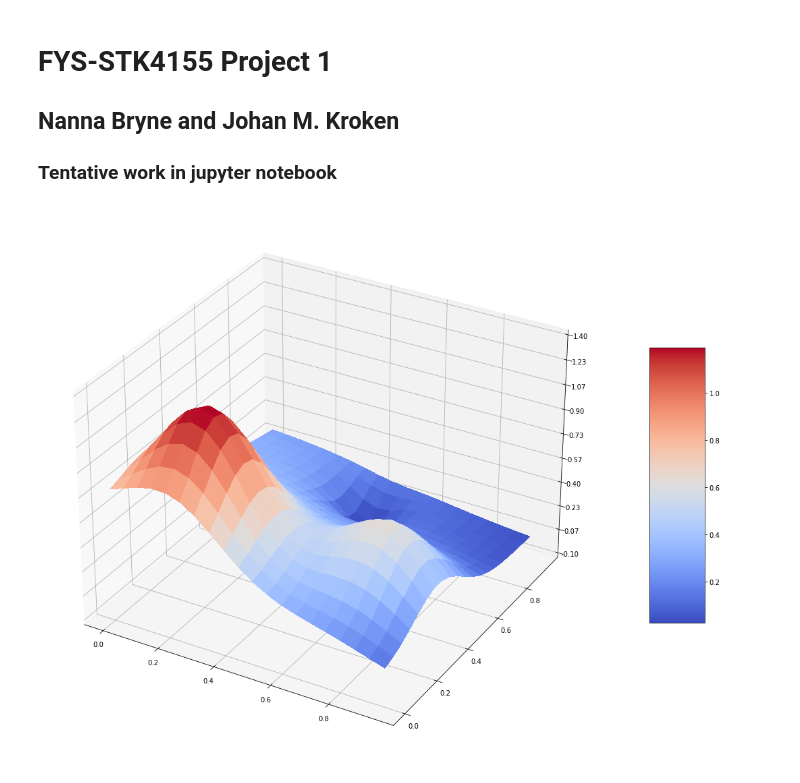
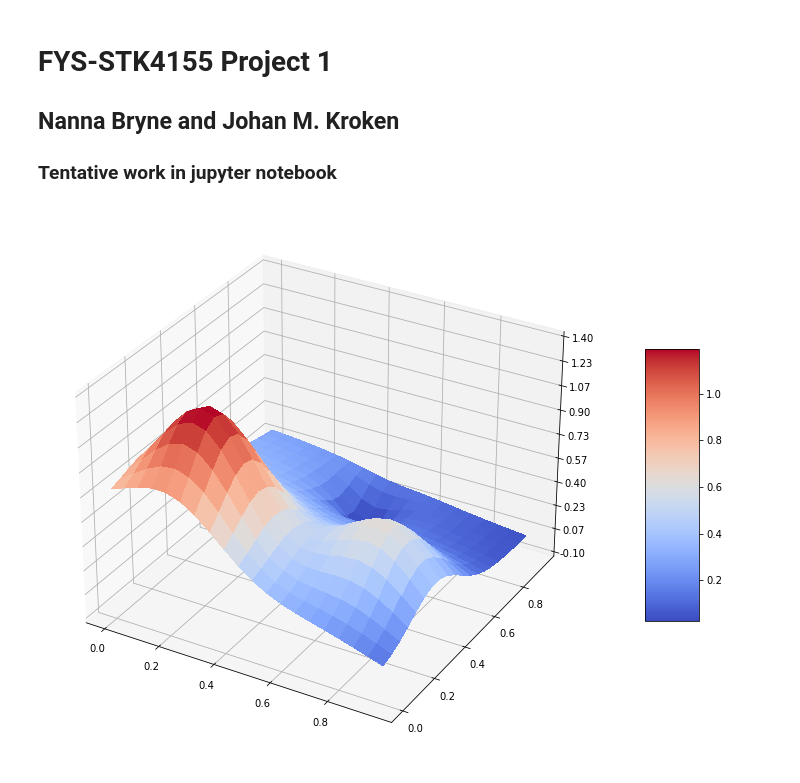
Before and after one commit to Johanmkr/FYS-STK4155colab, a Jupyter notebook: project1/code/project1.ipynb, the cells around one changed output. Saved outputs shown, nothing was run; the diff lists cells and outputs as text; code cells hidden in the pictures.

```diff
--- a/project1/code/project1.ipynb
+++ b/project1/code/project1.ipynb
@@ -13,41 +13,41 @@ from matplotlib.ticker import LinearLocator, FormatStrFormatter
 import numpy as np
 from random import random, seed
 
-plt.rcParams['figure.figsize'] = [30, 15]
+plt.rcParams['figure.figsize'] = [20, 10]
 fig = plt.figure()
 ax = fig.gca(projection='3d')
 
 # Make data.
 x = np.arange(0, 1, 0.05)
 y = np.arange(0, 1, 0.05)
 x, y = np.meshgrid(x,y)
 
 
 def FrankeFunction(x,y):
     term1 = 0.75*np.exp(-(0.25*(9*x-2)**2) - 0.25*((9*y-2)**2))
     term2 = 0.75*np.exp(-((9*x+1)**2)/49.0 - 0.1*(9*y+1))
     term3 = 0.5*np.exp(-(9*x-7)**2/4.0 - 0.25*((9*y-3)**2))
     term4 = -0.2*np.exp(-(9*x-4)**2 - (9*y-7)**2)
     return term1 + term2 + term3 + term4
 
 
 z = FrankeFunction(x, y)
 
 # Plot the surface.
 surf = ax.plot_surface(x, y, z, cmap=cm.coolwarm,
                        linewidth=0, antialiased=False)
 
 # Customize the z axis.
 ax.set_zlim(-0.10, 1.40)
 ax.zaxis.set_major_locator(LinearLocator(10))
 ax.zaxis.set_major_formatter(FormatStrFormatter('%.02f'))
 
 # Add a color bar which maps values to colors.
 fig.colorbar(surf, shrink=0.5, aspect=5)
 
 plt.show()
 # %% [output]
-[figure, old version]
+[figure, new version]
 # %%
 #   Own code to fit the Franke-function using OLS and polynomial in x and y up to fifth order.
 #   Set up design matrix X
```
Also changed, not shown: parts of 4 cells of this notebook.
